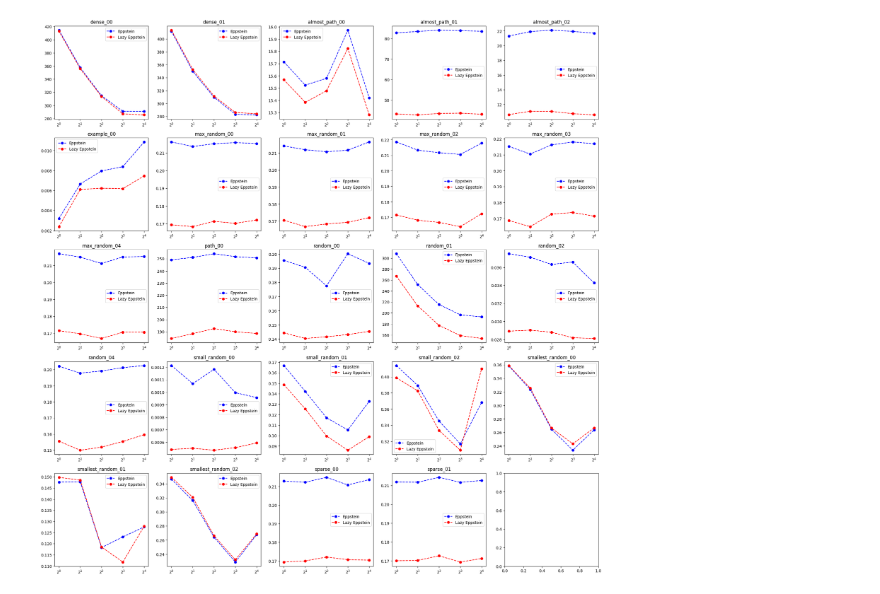
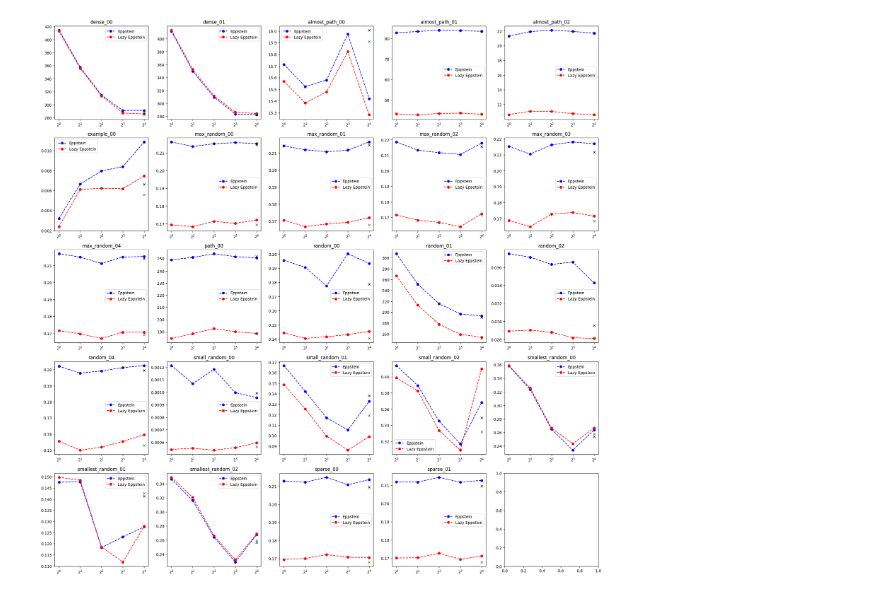
Before and after one commit to faccus/network_butcher, a Jupyter notebook: scripts/helper_notebooks/Path_Reconstruction.ipynb, the cells around one changed output. Cells and saved outputs as stored; diff of their text form; code cells hidden in the pictures.

```diff
--- a/scripts/helper_notebooks/Path_Reconstruction.ipynb
+++ b/scripts/helper_notebooks/Path_Reconstruction.ipynb
@@ -37,17 +37,20 @@ def create_row(seq, open, idx, idy):
 # %%
 fix, axs = plt.subplots(5,5, figsize=(25, 25))
 
 # Plot each model in a subplot
 for i, ax in enumerate(axs.flat):
     if i == 24:
         continue
 
     ax.set_title(sequential_revision[i, 0])
 
     ax.plot([1,2,4,8,16], create_row(sequential_revision, openMP_revision, i, 1), '--bo')
     ax.plot([1,2,4,8,16], create_row(sequential_revision, openMP_revision, i, 2), '--ro')
 
+    ax.plot(16, tbb_revision[i,1], 'kx')
+    ax.plot(16, tbb_revision[i,2], 'gx')
+
     ax.set_xscale('log', base=2)
     ax.legend(['Eppstein', 'Lazy Eppstein'])
 # %% [output]
-[figure, old version]
+[figure, new version]
```
Also changed, not shown: 12 other files.
